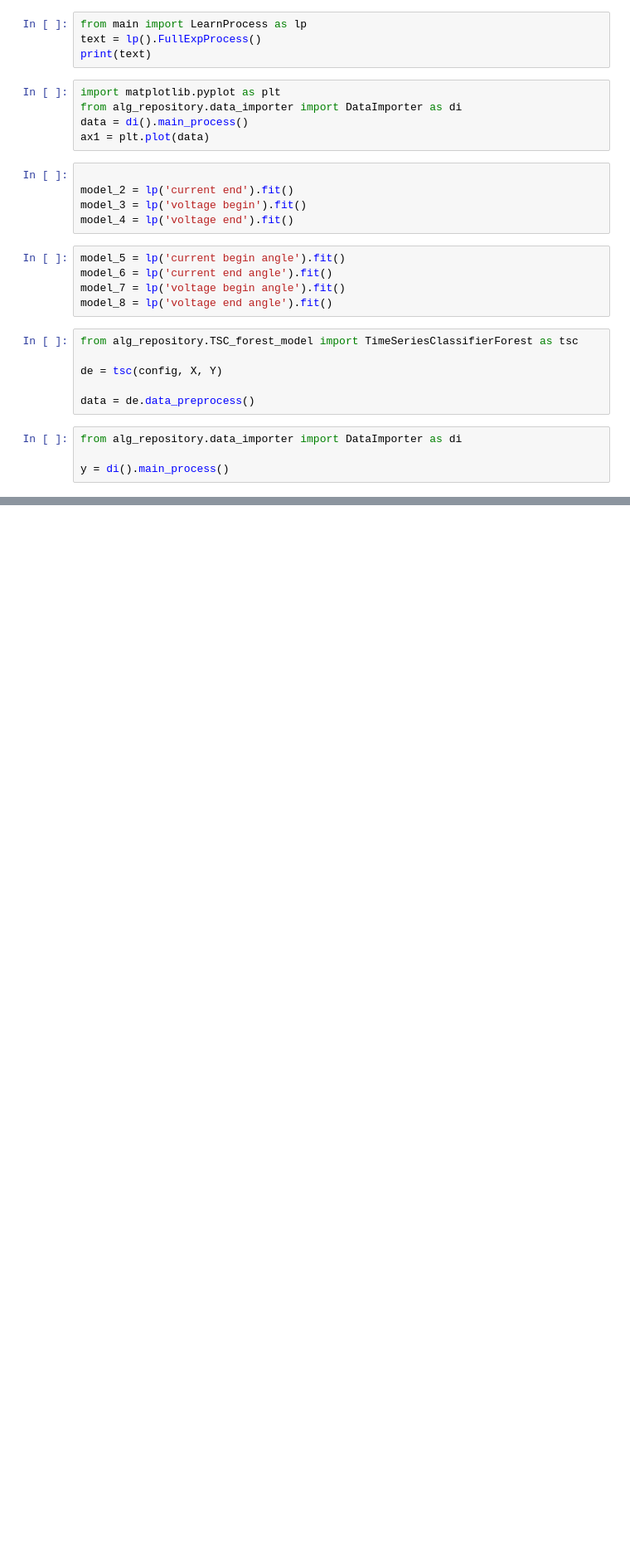
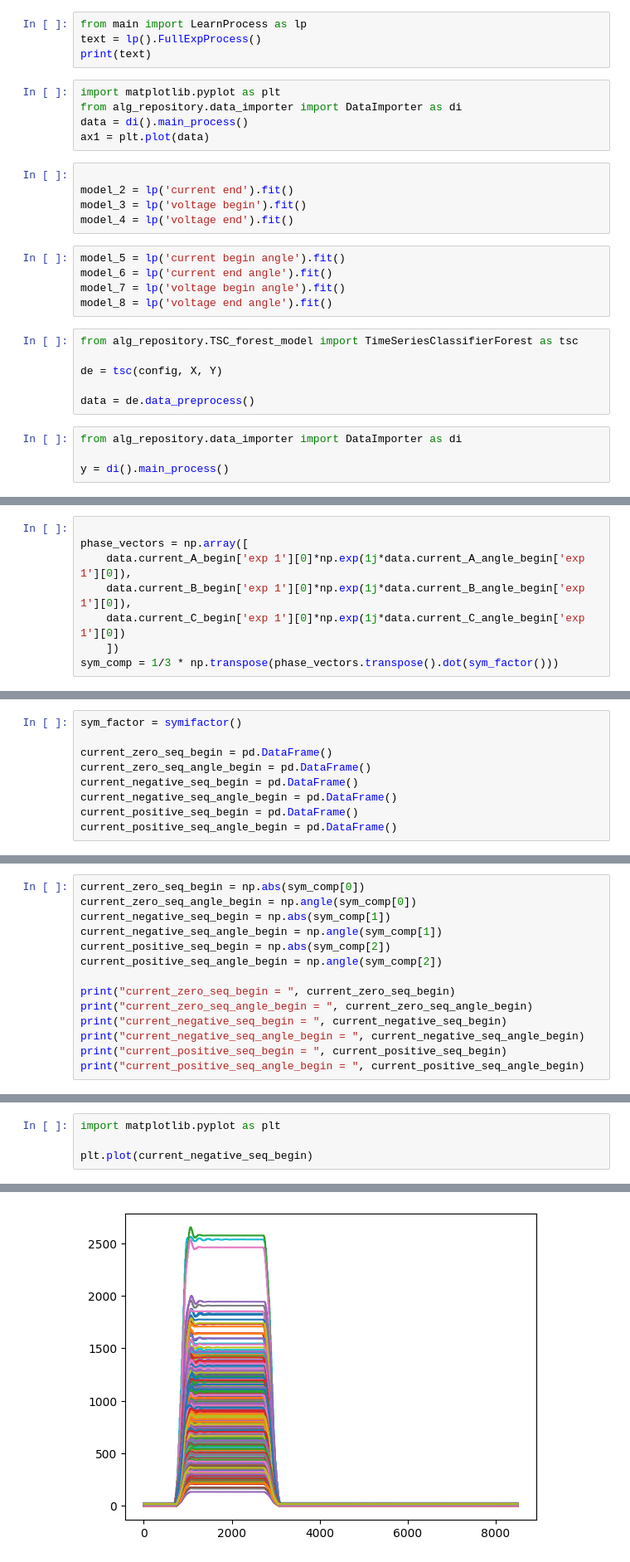
Before and after one commit to TinyEnerget/fault_location_machine_learning, a Jupyter notebook: train_data_preproc.ipynb, the cells around one changed output, grey strips where cells are left out. Shown: that part at 83% size. Saved outputs shown, nothing was run; the diff lists cells and outputs as text; blank space fills up the shorter version.

```diff
--- a/train_data_preproc.ipynb
+++ b/train_data_preproc.ipynb
@@ -498,0 +557,8 @@ y = di().main_process()
+# %%
+
+phase_vectors = np.array([
+    data.current_A_begin['exp 1'][0]*np.exp(1j*data.current_A_angle_begin['exp 1'][0]),
+    data.current_B_begin['exp 1'][0]*np.exp(1j*data.current_B_angle_begin['exp 1'][0]),
+    data.current_C_begin['exp 1'][0]*np.exp(1j*data.current_C_angle_begin['exp 1'][0])
+    ])
+sym_comp = 1/3 * np.transpose(phase_vectors.transpose().dot(sym_factor()))
@@ -498,0 +569,9 @@ y = di().main_process()
+# %%
+sym_factor = symifactor()
+
+current_zero_seq_begin = pd.DataFrame()
+current_zero_seq_angle_begin = pd.DataFrame()
+current_negative_seq_begin = pd.DataFrame()
+current_negative_seq_angle_begin = pd.DataFrame()
+current_positive_seq_begin = pd.DataFrame()
+current_positive_seq_angle_begin = pd.DataFrame()
@@ -498,0 +702,14 @@ y = di().main_process()
+# %%
+current_zero_seq_begin = np.abs(sym_comp[0])
+current_zero_seq_angle_begin = np.angle(sym_comp[0])
+current_negative_seq_begin = np.abs(sym_comp[1])
+current_negative_seq_angle_begin = np.angle(sym_comp[1])
+current_positive_seq_begin = np.abs(sym_comp[2])
+current_positive_seq_angle_begin = np.angle(sym_comp[2])
+
+print("current_zero_seq_begin = ", current_zero_seq_begin)
+print("current_zero_seq_angle_begin = ", current_zero_seq_angle_begin)
+print("current_negative_seq_begin = ", current_negative_seq_begin)
+print("current_negative_seq_angle_begin = ", current_negative_seq_angle_begin)
+print("current_positive_seq_begin = ", current_positive_seq_begin)
+print("current_positive_seq_angle_begin = ", current_positive_seq_angle_begin)
@@ -498,0 +729,5 @@ y = di().main_process()
+# %%
+import matplotlib.pyplot as plt
+
+plt.plot(current_negative_seq_begin)
+# %% [output]
@@ -498,0 +751 @@ y = di().main_process()
+[figure, added]
```
Also changed, not shown: parts of 16 cells of this notebook, 2 other files.
